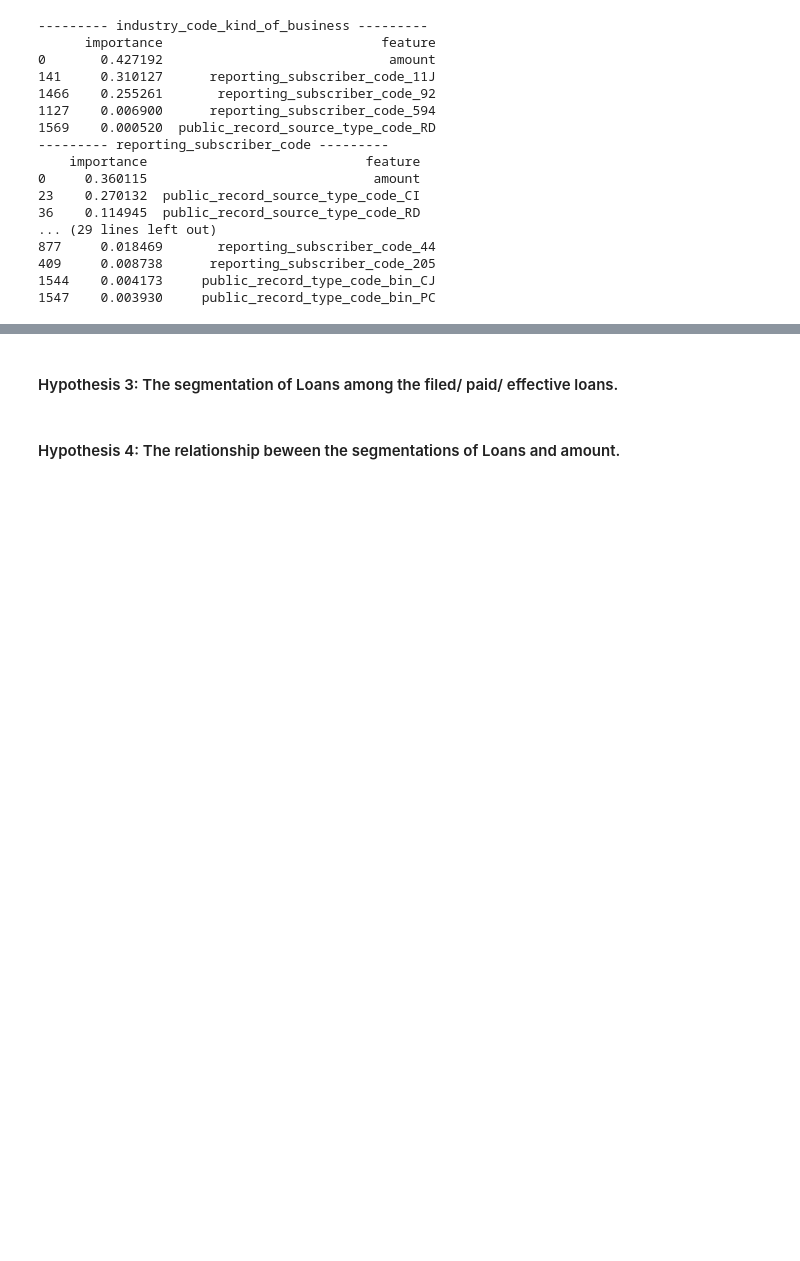
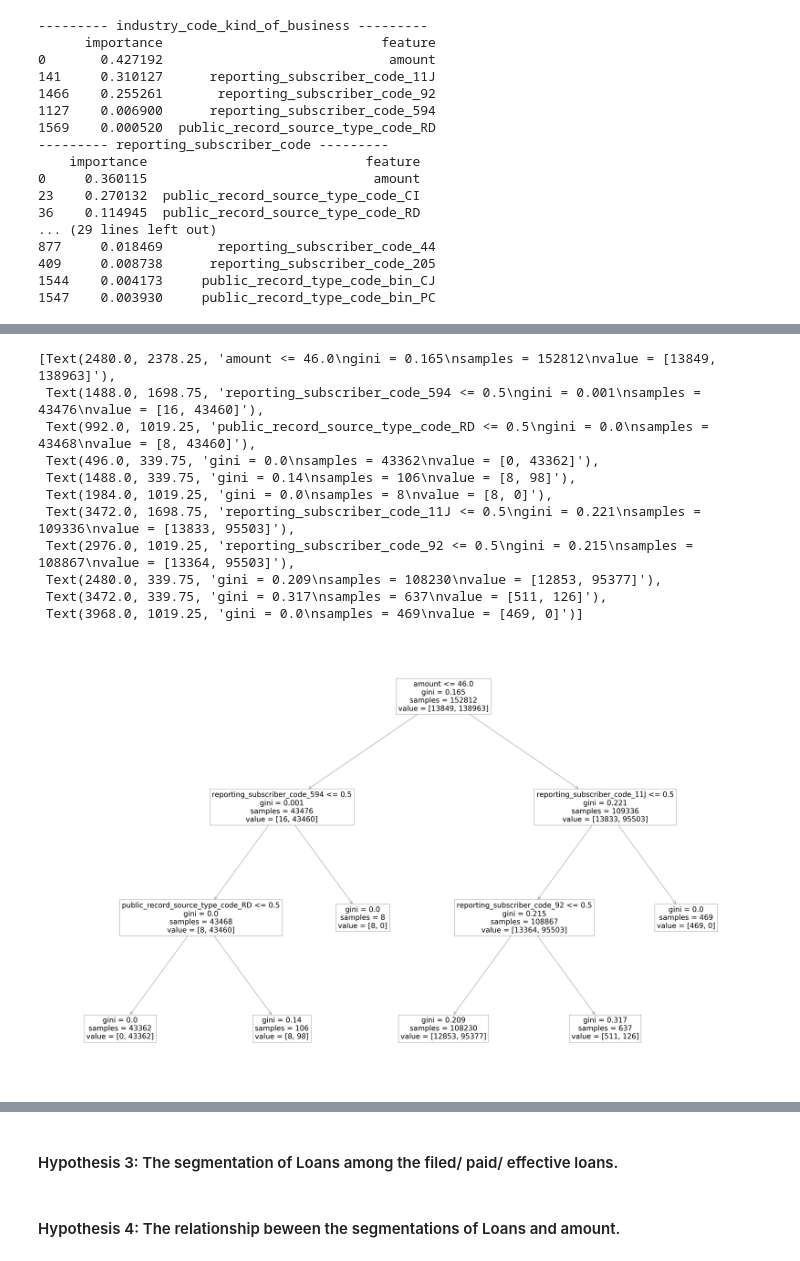
Before and after one commit to crazywiden/Leetcode_daily_submit, a Jupyter notebook: 20e/AnotherOne.ipynb, the cells around one changed output, grey strips where cells are left out. Drawn from its saved outputs; the diff is of its cells as text; code cells hidden in the pictures; blank space fills up the shorter version.

```diff
--- a/20e/AnotherOne.ipynb
+++ b/20e/AnotherOne.ipynb
@@ -584,0 +880,16 @@ array([[60824,    46],
+# %%
+rcParams['figure.figsize'] = 80,50
+plot_tree(m_list[0],feature_names=X_list[0])
+# %% [output]
+[Text(2480.0, 2378.25, 'amount <= 46.0\ngini = 0.165\nsamples = 152812\nvalue = [13849, 138963]'),
+ Text(1488.0, 1698.75, 'reporting_subscriber_code_594 <= 0.5\ngini = 0.001\nsamples = 43476\nvalue = [16, 43460]'),
+ Text(992.0, 1019.25, 'public_record_source_type_code_RD <= 0.5\ngini = 0.0\nsamples = 43468\nvalue = [8, 43460]'),
+ Text(496.0, 339.75, 'gini = 0.0\nsamples = 43362\nvalue = [0, 43362]'),
+ Text(1488.0, 339.75, 'gini = 0.14\nsamples = 106\nvalue = [8, 98]'),
+ Text(1984.0, 1019.25, 'gini = 0.0\nsamples = 8\nvalue = [8, 0]'),
+ Text(3472.0, 1698.75, 'reporting_subscriber_code_11J <= 0.5\ngini = 0.221\nsamples = 109336\nvalue = [13833, 95503]'),
+ Text(2976.0, 1019.25, 'reporting_subscriber_code_92 <= 0.5\ngini = 0.215\nsamples = 108867\nvalue = [13364, 95503]'),
+ Text(2480.0, 339.75, 'gini = 0.209\nsamples = 108230\nvalue = [12853, 95377]'),
+ Text(3472.0, 339.75, 'gini = 0.317\nsamples = 637\nvalue = [511, 126]'),
+ Text(3968.0, 1019.25, 'gini = 0.0\nsamples = 469\nvalue = [469, 0]')]
+[figure, added]
```
Also changed, not shown: parts of 43 cells of this notebook.
